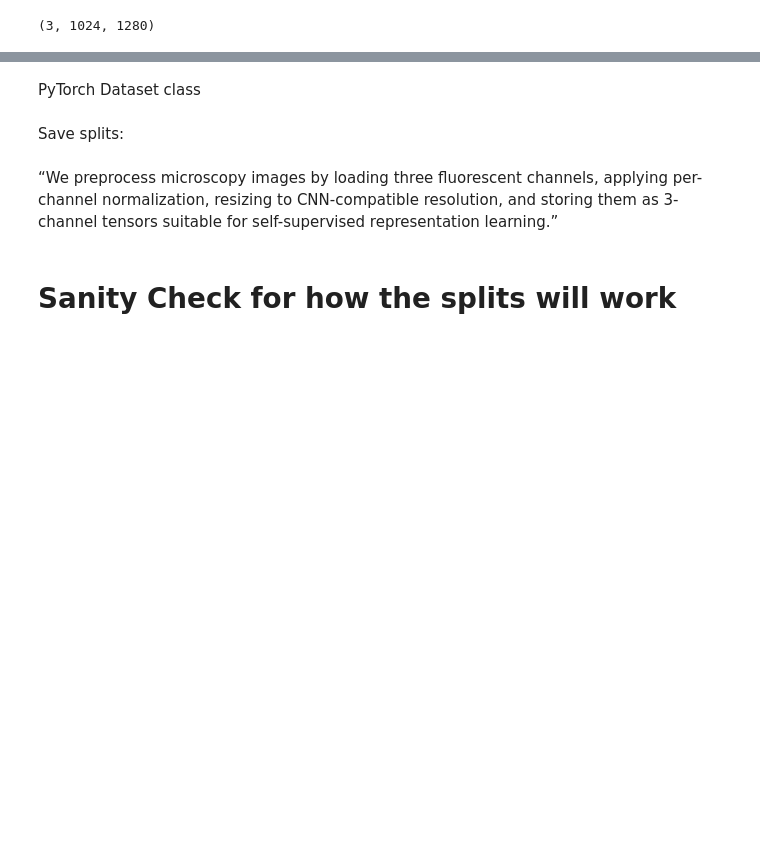
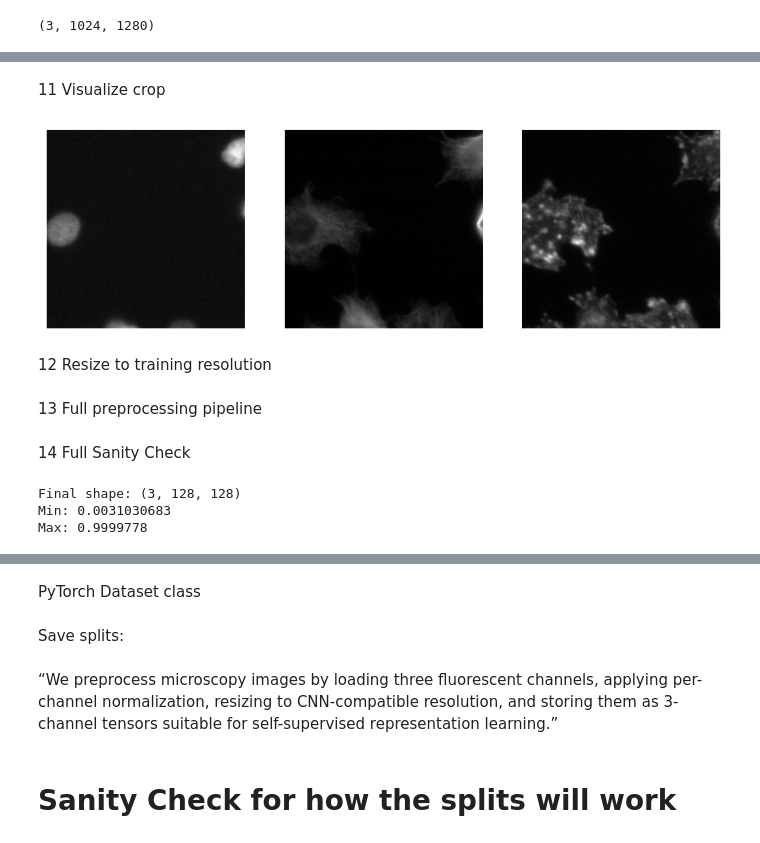
Before and after one commit to saamm/microscopy_self_supervised_learning, a Jupyter notebook: notebooks/03_preprocessing.ipynb, the cells around one changed output, grey strips where cells are left out. Saved outputs shown, nothing was run; the diff lists cells and outputs as text; code cells hidden in the pictures; blank space fills up the shorter version.

```diff
--- a/notebooks/03_preprocessing.ipynb
+++ b/notebooks/03_preprocessing.ipynb
@@ -82,0 +164,12 @@ Build dataset array (small subset first)
+# %%
+def random_crop(img, mask, crop_size=224):
+
+    C, H, W = img.shape
+
+    y = np.random.randint(0, H - crop_size)
+    x = np.random.randint(0, W - crop_size)
+
+    crop_img = img[:, y:y+crop_size, x:x+crop_size]
+    crop_mask = mask[y:y+crop_size, x:x+crop_size]
+
+    return crop_img, crop_mask
@@ -82,0 +178,13 @@ Build dataset array (small subset first)
+# %%
+def sample_valid_crop(img_scaled, mask, crop_size=224):
+
+    for _ in range(50):
+
+        crop_img, crop_mask = random_crop(img_scaled, mask, crop_size)
+
+        dna_fraction = crop_mask.mean()
+
+        if dna_fraction >= 0.01:
+            return crop_img
+
+    return None
@@ -82,0 +197,14 @@ Build dataset array (small subset first)
+# %% [markdown]
+11 Visualize crop
+# %%
+fig, axes = plt.subplots(1,3, figsize=(10,4))
+
+for i in range(3):
+    axes[i].imshow(crop[i], cmap="gray")
+    axes[i].axis("off")
+
+plt.show()
+# %% [output]
+[figure, added]
+# %% [markdown]
+12 Resize to training resolution
@@ -82,0 +217,2 @@ Build dataset array (small subset first)
+# %% [markdown]
+13 Full preprocessing pipeline
@@ -82,0 +235,12 @@ Build dataset array (small subset first)
+# %% [markdown]
+14 Full Sanity Check
+# %%
+sample = preprocess_image(metadata_with_moa.iloc[0])
+
+print("Final shape:", sample.shape)
+print("Min:", sample.min())
+print("Max:", sample.max())
+# %% [output]
+Final shape: (3, 128, 128)
+Min: 0.0031030683
+Max: 0.9999778
```
Also changed, not shown: parts of 31 cells of this notebook.
